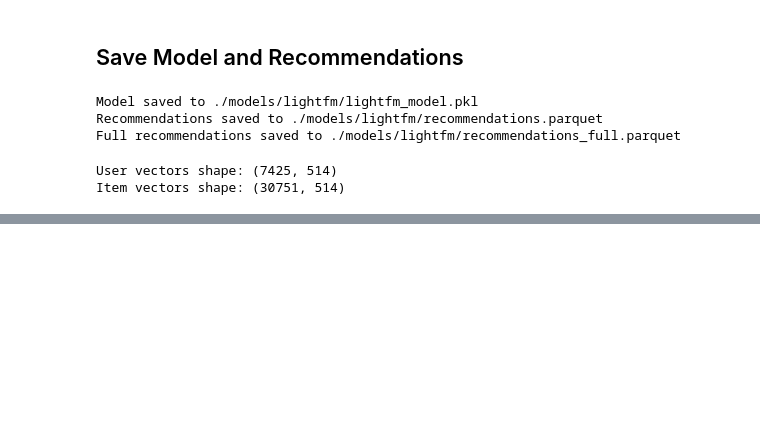
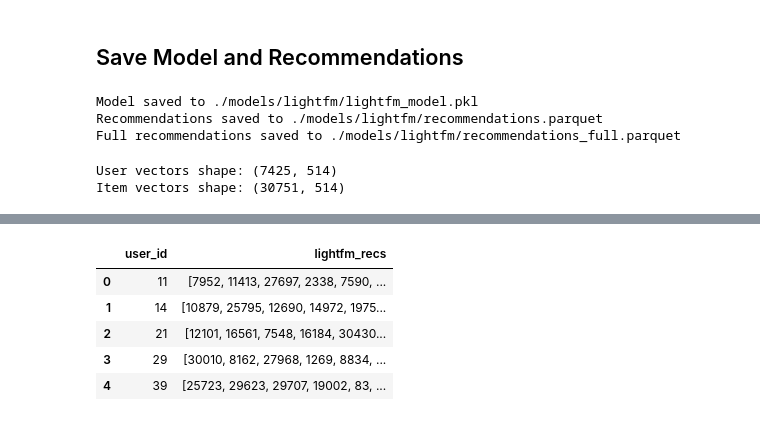
Before and after one commit to Lak1n26/hse-masters-thesis-2026, a Jupyter notebook: notebooks/lightfm.ipynb, the cells around one changed output, grey strips where cells are left out. Cells and saved outputs as stored; diff of their text form; code cells hidden in the pictures; blank space fills up the shorter version.

Commit message:
update lightfm model

```diff
--- a/notebooks/lightfm.ipynb
+++ b/notebooks/lightfm.ipynb
@@ -565,0 +579,26 @@ Item vectors shape: (30751, 514)
+# %%
+base_model = LightFM(
+    no_components=NO_COMPONENTS,
+    k=K,
+    n=N,
+    learning_schedule=LEARNING_SCHEDULE,
+    loss=LOSS,
+    learning_rate=LEARNING_RATE,
+    rho=RHO,
+    epsilon=float(EPSILON),
+    item_alpha=ITEM_ALPHA,
+    user_alpha=USER_ALPHA,
+    max_sampled=MAX_SAMPLED,
+    random_state=RANDOM_STATE
+)
+
+model = LightFMWrapperModel(
+    model=base_model,
+    epochs=EPOCHS,
+    num_threads=NUM_THREADS,
+    recommend_n_threads=RECOMMEND_N_THREADS,
+    recommend_use_gpu_ranking=RECOMMEND_USE_GPU_RANKING,
+    verbose=VERBOSE
+)
+
+print("LightFM model created successfully")
@@ -565,0 +607,3 @@ Item vectors shape: (30751, 514)
+# %%
+%%time
+model.fit(dataset)
@@ -565,0 +614,15 @@ Item vectors shape: (30751, 514)
+# %%
+%%time
+test_users = test_df['user_id'].unique()
+
+recommendations = model.recommend(
+    users=test_users,
+    dataset=dataset,
+    k=TOP_K,
+    filter_viewed=False
+)
+
+recs_grouped = recommendations.groupby('user_id', as_index=False)['item_id'].agg(list)
+recs_grouped.columns = ['user_id', 'lightfm_recs']
+recs_grouped.head()
+# %% [output]
@@ -565,0 +631,6 @@ Item vectors shape: (30751, 514)
+|  | user_id | lightfm_recs |
+| 0 | 11 | [7952, 11413, 27697, 2338, 7590, ... |
+| 1 | 14 | [10879, 25795, 12690, 14972, 1975... |
+| 2 | 21 | [12101, 16561, 7548, 16184, 30430... |
+| 3 | 29 | [30010, 8162, 27968, 1269, 8834, ... |
+| 4 | 39 | [25723, 29623, 29707, 19002, 83, ... |
```
Also changed, not shown: parts of 8 cells of this notebook.
